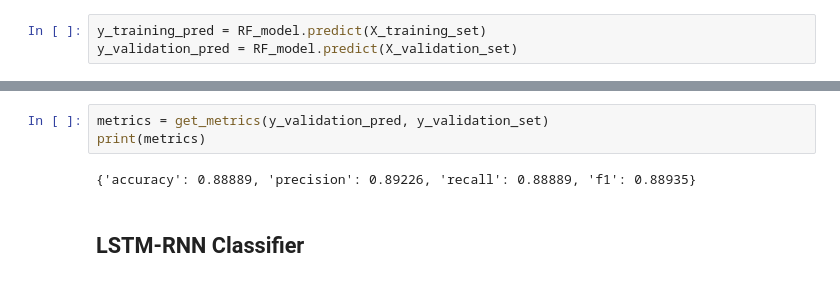
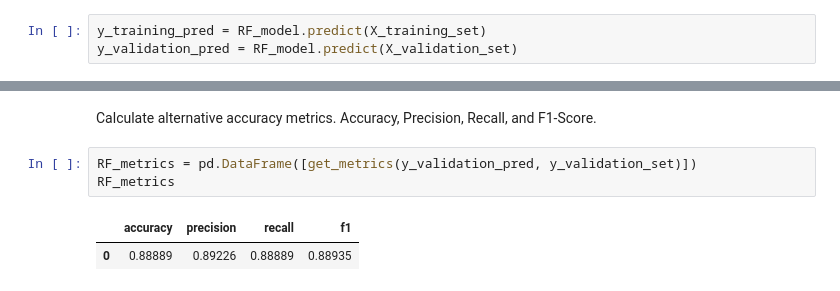
Before and after one commit to mehdimerbah/CompDrugDiscovery, a Jupyter notebook: models/ClassificationModel.ipynb, the cells around one changed output, grey strips where cells are left out. Saved outputs shown, nothing was run; the diff lists cells and outputs as text.

```diff
--- a/models/ClassificationModel.ipynb
+++ b/models/ClassificationModel.ipynb
@@ -90,9 +80,10 @@ mcc_test
 # %% [output]
 0.7774957785358391
+# %% [markdown]
+Calculate alternative accuracy metrics. Accuracy, Precision, Recall, and F1-Score.
 # %%
-metrics = get_metrics(y_validation_pred, y_validation_set)
-print(metrics)
+RF_metrics = pd.DataFrame([get_metrics(y_validation_pred, y_validation_set)])
+RF_metrics
 # %% [output]
-{'accuracy': 0.88889, 'precision': 0.89226, 'recall': 0.88889, 'f1': 0.88935}
+|  | accuracy | precision | recall | f1 |
+| 0 | 0.88889 | 0.89226 | 0.88889 | 0.88935 |
-# %% [markdown]
-## LSTM-RNN Classifier
```
Also changed, not shown: parts of 18 cells of this notebook.
